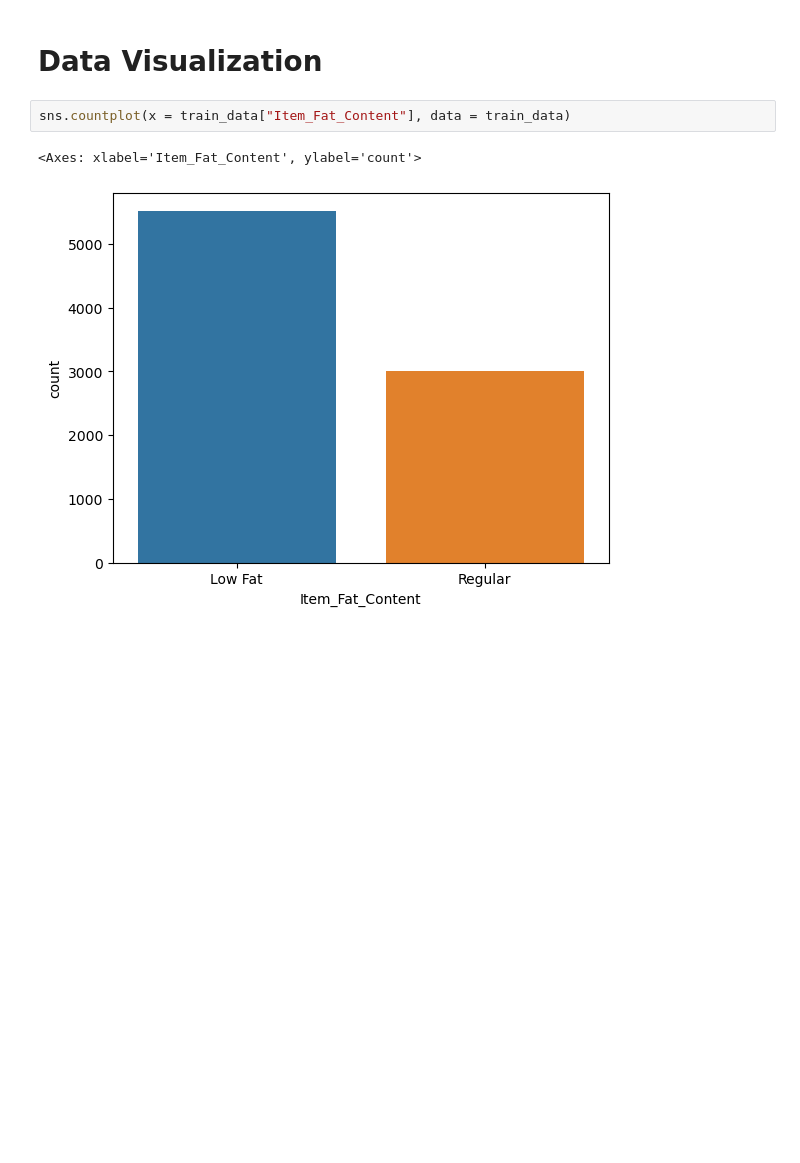
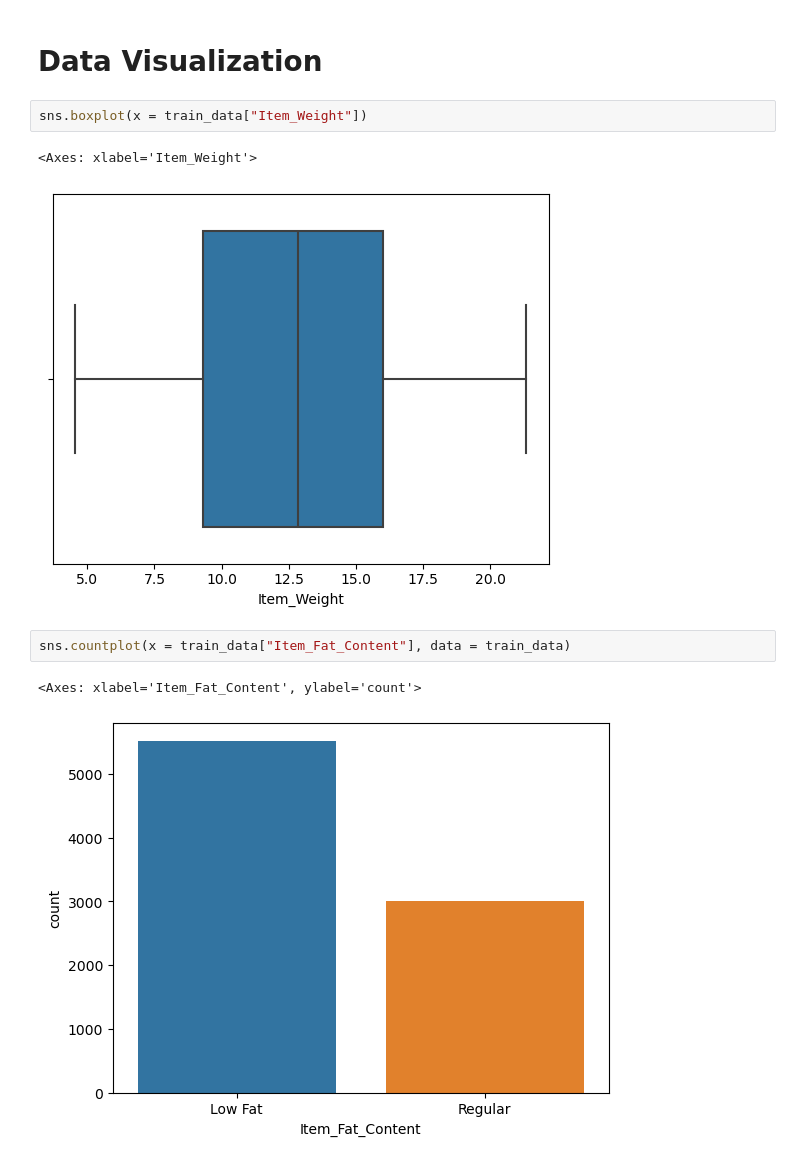
Before and after one commit to UTSAVMONDAL31/Bigmart-Prediction-Model, a Jupyter notebook: Bigmart Sales Prediction.ipynb, the cells around one changed output. Drawn from its saved outputs; the diff is of its cells as text; blank space fills up the shorter version.

```diff
--- a/Bigmart Sales Prediction.ipynb
+++ b/Bigmart Sales Prediction.ipynb
@@ -417,6 +414,11 @@ profile
 [interactive output not drawn]
 # %% [markdown]
 # Data Visualization
+# %%
+sns.boxplot(x = train_data["Item_Weight"])
+# %% [output]
+<Axes: xlabel='Item_Weight'>
+[figure, added]
 # %%
 sns.countplot(x = train_data["Item_Fat_Content"], data = train_data)
 # %% [output]
```
Also changed, not shown: parts of 17 cells of this notebook.
